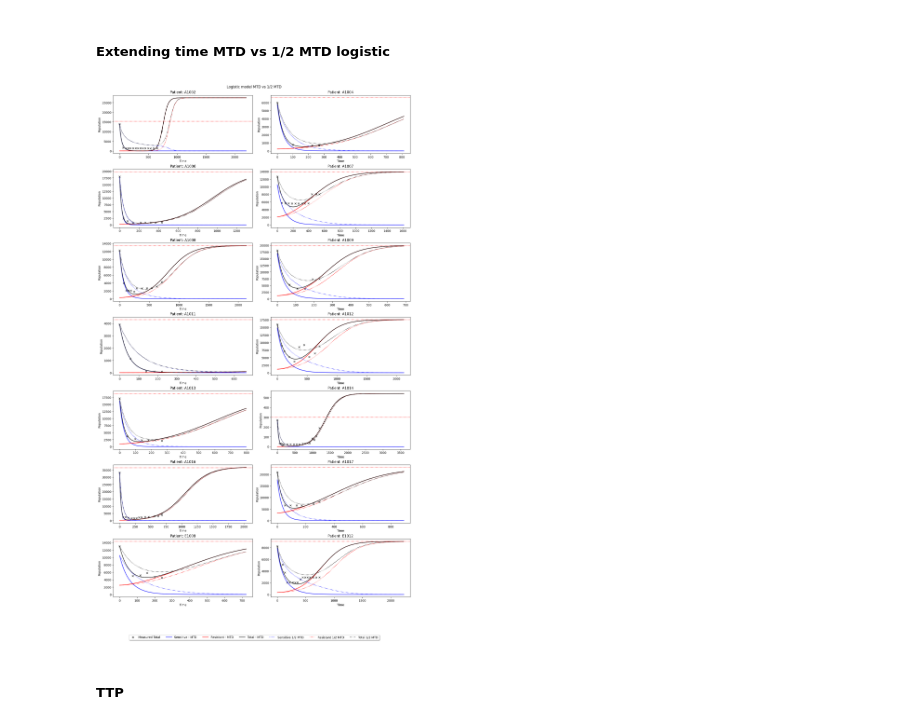
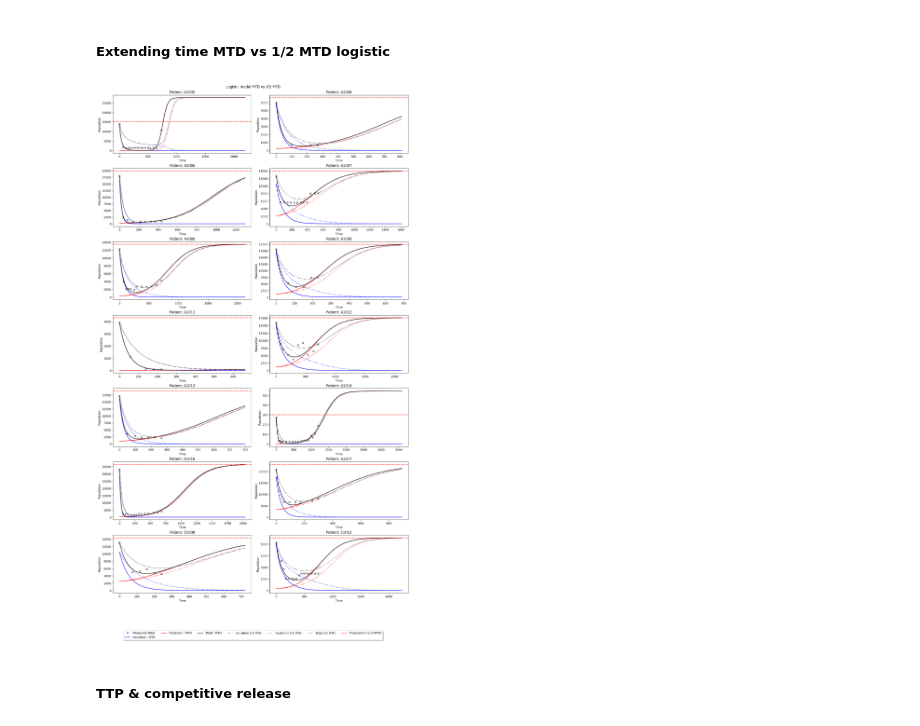
Before and after one commit to hkailas/Erlotinib, a Jupyter notebook: Erlotinib_predictions.ipynb, the cells around one changed output. Saved outputs shown, nothing was run; the diff lists cells and outputs as text; code cells hidden in the pictures.

```diff
--- a/Erlotinib_predictions.ipynb
+++ b/Erlotinib_predictions.ipynb
@@ -301,39 +307,40 @@ for index, id in enumerate(unique_IDs, start=0):
     ax.plot(tspan, pred_data_log.sol(tspan)[0], 'b-', label='Sensitive - Log') # plot logistic model
     ax.plot(tspan, pred_data_log.sol(tspan)[1], 'r-', label='Resistant - Log')
     ax.plot(tspan, sum_pops_log, 'k-', label='Total - Log')
-    ax.axhline(y=1.1*data[0], color='r', linestyle=':') ### line to show progression
+    ax.axhline(y=1.1*data[0], color='r', linestyle='--') ### line to show progression
 
 
     # plot with half medication
     ax.plot(tspan, pred_data_log_half.sol(tspan)[0], 'b:', label='Sensitive - Log')
     ax.plot(tspan, pred_data_log_half.sol(tspan)[1], 'r:', label='Resistant - Log')
     ax.plot(tspan, sum_pops_log_half, 'k:', label='Total - Log')
 
     #set axis labels
     ax.set_xlabel('Time')
     ax.set_ylabel('Population')
     ax.set_title(f'Patient: {id}')
 
 for i in range(index+1, nrows*ncols):
     axs.flatten()[i].axis('off') #hide empty subplots
 
 legend_elements = [Line2D([0], [0], marker='x', color='k', label='Measured Total', linestyle='None'),
                    Line2D([0], [0], color='b', label='Sensitive - MTD'),
                    Line2D([0], [0], color='r', label='Resistant - MTD'),
                    Line2D([0], [0], color='k',label='Total - MTD'),
                    Line2D([0], [0], color='b', linestyle=':', label='Sensitive 1/2 MTD'),
                    Line2D([0], [0], color='r', linestyle=':', label='Resistant 1/2 MTD'),
-                   Line2D([0], [0], color='k', linestyle= ':' ,label='Total 1/2 MTD')]
+                   Line2D([0], [0], color='k', linestyle= ':' ,label='Total 1/2 MTD'),
+                   Line2D([0], [0], color='r', linestyle='--', label='Progression (1.1*MTD)')]
 
 
 fig.legend(handles=legend_elements, loc='upper center', bbox_to_anchor=(0.5, -0.05),
 fancybox=True, shadow=True, ncol=7)
 fig.suptitle('Logistic model MTD vs 1/2 MTD')
 plt.show()
 # %% [output]
-[figure, old version]
+[figure, new version]
 # %% [markdown]
-##### TTP
+##### TTP & competitive release
 # %%
 progression_list = []
 progression_half_list = []
```
Also changed, not shown: parts of 6 cells of this notebook.
